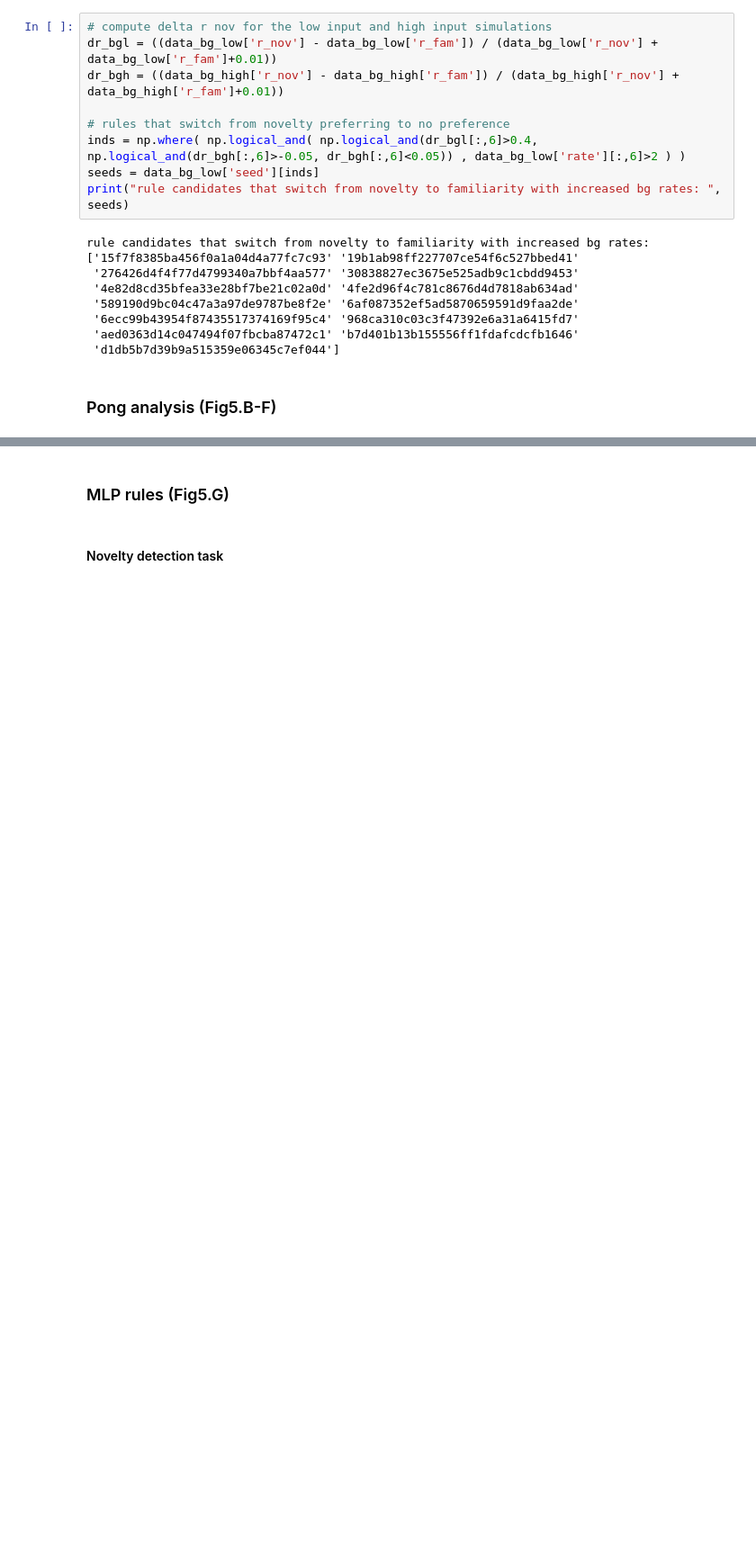
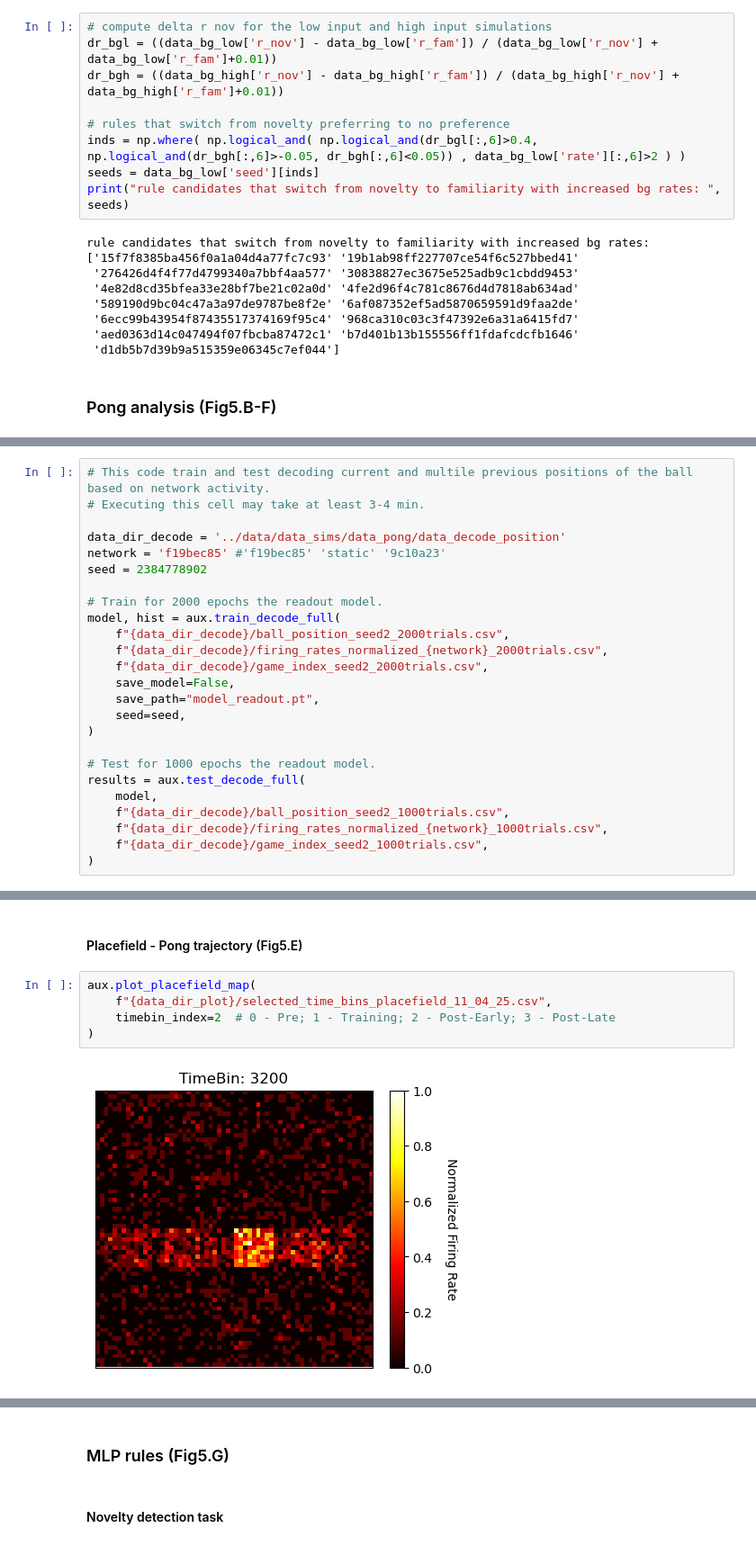
Before and after one commit to VogelsLab/Mem1kRules, a Jupyter notebook: results/figure5.ipynb, the cells around one changed output, grey strips where cells are left out. Shown at 90% size. Cells and saved outputs as stored; diff of their text form; blank space fills up the shorter version.

```diff
--- a/results/figure5.ipynb
+++ b/results/figure5.ipynb
@@ -94,0 +150,25 @@ rule candidates that switch from novelty to familiarity with increased bg rates:
+# %%
+# This code train and test decoding current and multile previous positions of the ball based on network activity.
+# Executing this cell may take at least 3-4 min.
+
+data_dir_decode = '../data/data_sims/data_pong/data_decode_position'
+network = 'f19bec85' #'f19bec85' 'static' '9c10a23'
+seed = 2384778902
+
+# Train for 2000 epochs the readout model.
+model, hist = aux.train_decode_full(
+    f"{data_dir_decode}/ball_position_seed2_2000trials.csv",
+    f"{data_dir_decode}/firing_rates_normalized_{network}_2000trials.csv",
+    f"{data_dir_decode}/game_index_seed2_2000trials.csv",
+    save_model=False,
+    save_path="model_readout.pt",
+    seed=seed,
+)
+
+# Test for 1000 epochs the readout model.
+results = aux.test_decode_full(
+    model,
+    f"{data_dir_decode}/ball_position_seed2_1000trials.csv",
+    f"{data_dir_decode}/firing_rates_normalized_{network}_1000trials.csv",
+    f"{data_dir_decode}/game_index_seed2_1000trials.csv",
+)
@@ -94,0 +216,9 @@ rule candidates that switch from novelty to familiarity with increased bg rates:
+# %% [markdown]
+#### Placefield - Pong trajectory (Fig5.E)
+# %%
+aux.plot_placefield_map(
+    f"{data_dir_plot}/selected_time_bins_placefield_11_04_25.csv",
+    timebin_index=2  # 0 - Pre; 1 - Training; 2 - Post-Early; 3 - Post-Late
+)
+# %% [output]
+[figure, added]
```
Also changed, not shown: parts of 9 cells of this notebook, 57 other files.
